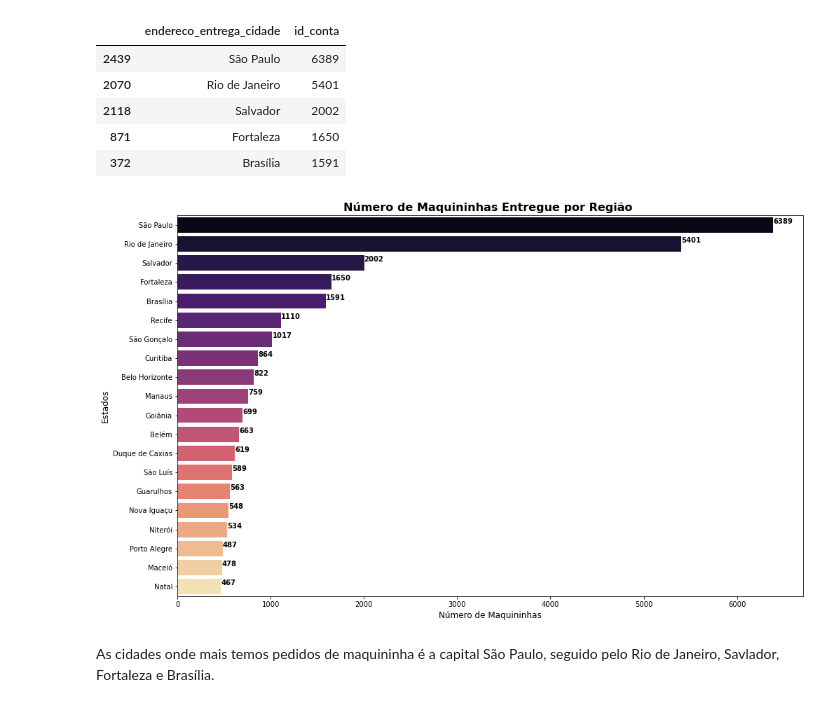
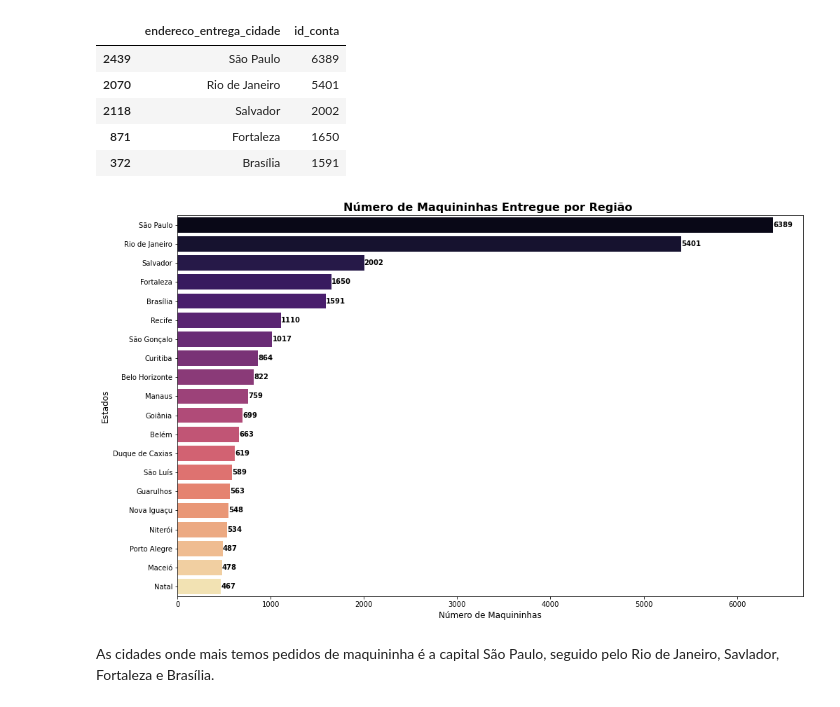
Before and after one commit to rafajovelho/Case3, a Jupyter notebook: Caso_TON.ipynb, the cells around one changed output. Cells and saved outputs as stored; diff of their text form; code cells hidden in the pictures.

```diff
--- a/Caso_TON.ipynb
+++ b/Caso_TON.ipynb
@@ -1572,7 +1574,7 @@ q6.head(10)
 # Plot
 plt.figure(figsize = (16,10))
 
-ax = sns.barplot(data = q6, y = q6.endereco_entrega_estado, x = q6.id_conta, palette = 'Blues', orient = 'h')
+ax = sns.barplot(data = q6, y = q6.endereco_entrega_estado, x = q6.id_conta, palette = 'magma', orient = 'h')
 plt.title('Número de Maquininhas Entregue por Região ', fontdict = {'fontsize': 16}, weight = 'bold')
 plt.xlabel('Número de Maquininhas', fontdict = {'fontsize': 12})
 plt.ylabel('Estados', fontdict = {'fontsize': 12})
@@ -1594,7 +1596,7 @@ for i, (p, pr) in enumerate(zip(q6.endereco_entrega_estado, q6.id_conta)):
     x_label = x + width
 
     # use the rectangle x to plot the text and set the ha to right instead of left
-    plt.text(s=pr, x=x_label, y=i, color='black', va="top", ha="left", size=10, weight='bold')
+    plt.text(s=pr, x=x_label, y=i, color='black', va="center", ha="left", size=10, weight='bold')
 
 
 plt.show()
@@ -1613,32 +1615,32 @@ q7.head()
 # %%
 # Plot
 plt.figure(figsize = (16,10))
 
 ax = sns.barplot(data = q7, y = q7.endereco_entrega_cidade[:20], x = q7.id_conta, palette = 'magma', orient = 'h')
 plt.title('Número de Maquininhas Entregue por Região ', fontdict = {'fontsize': 16}, weight = 'bold')
 plt.xlabel('Número de Maquininhas', fontdict = {'fontsize': 12})
 plt.ylabel('Estados', fontdict = {'fontsize': 12})
 
 for i, (p, pr) in enumerate(zip(q7.endereco_entrega_cidade[:20], q7.id_conta[:20])):
 
     # extract the rectangles from ax
     rectangle = ax.patches[i]
 
     # get the x for the bar
     x = rectangle.get_x()
 
     # get the width
     width = rectangle.get_width()
 
     # calculate the label position
     x_label = x + width
 
     # use the rectangle x to plot the text and set the ha to right instead of left
-    plt.text(s=pr, x=x_label, y=i, color='black', va="bottom", ha="left", size=10, weight='bold')
+    plt.text(s=pr, x=x_label, y=i, color='black', va="center", ha="left", size=10, weight='bold')
 
 plt.show()
 # %% [output]
-[figure, old version]
+[figure, new version]
 # %% [markdown]
 As cidades onde mais temos pedidos de maquininha é a capital São Paulo, seguido pelo Rio de Janeiro, Savlador, Fortaleza e Brasília.
 # %% [markdown]
```
Also changed, not shown: parts of 22 cells of this notebook.
